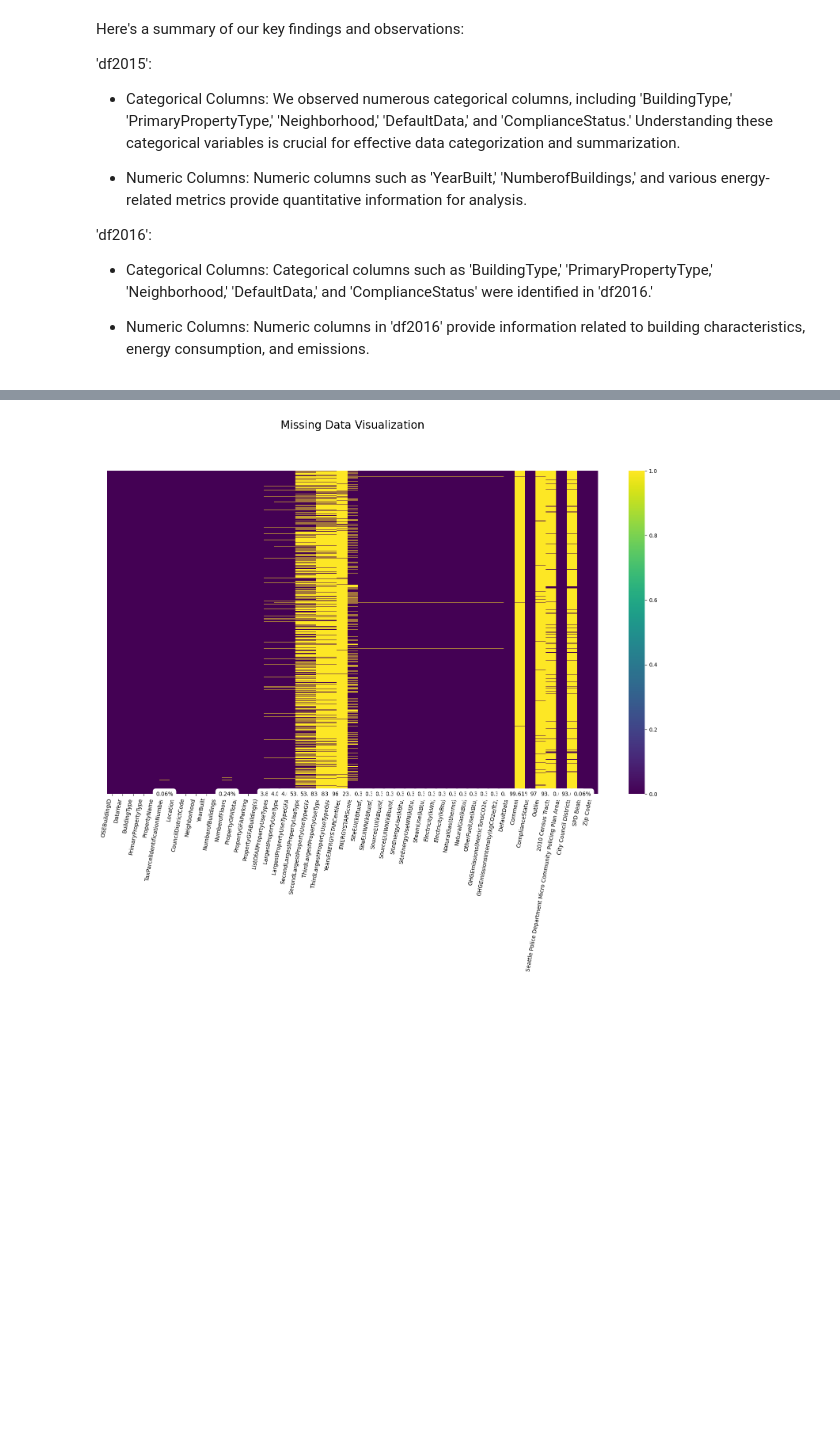
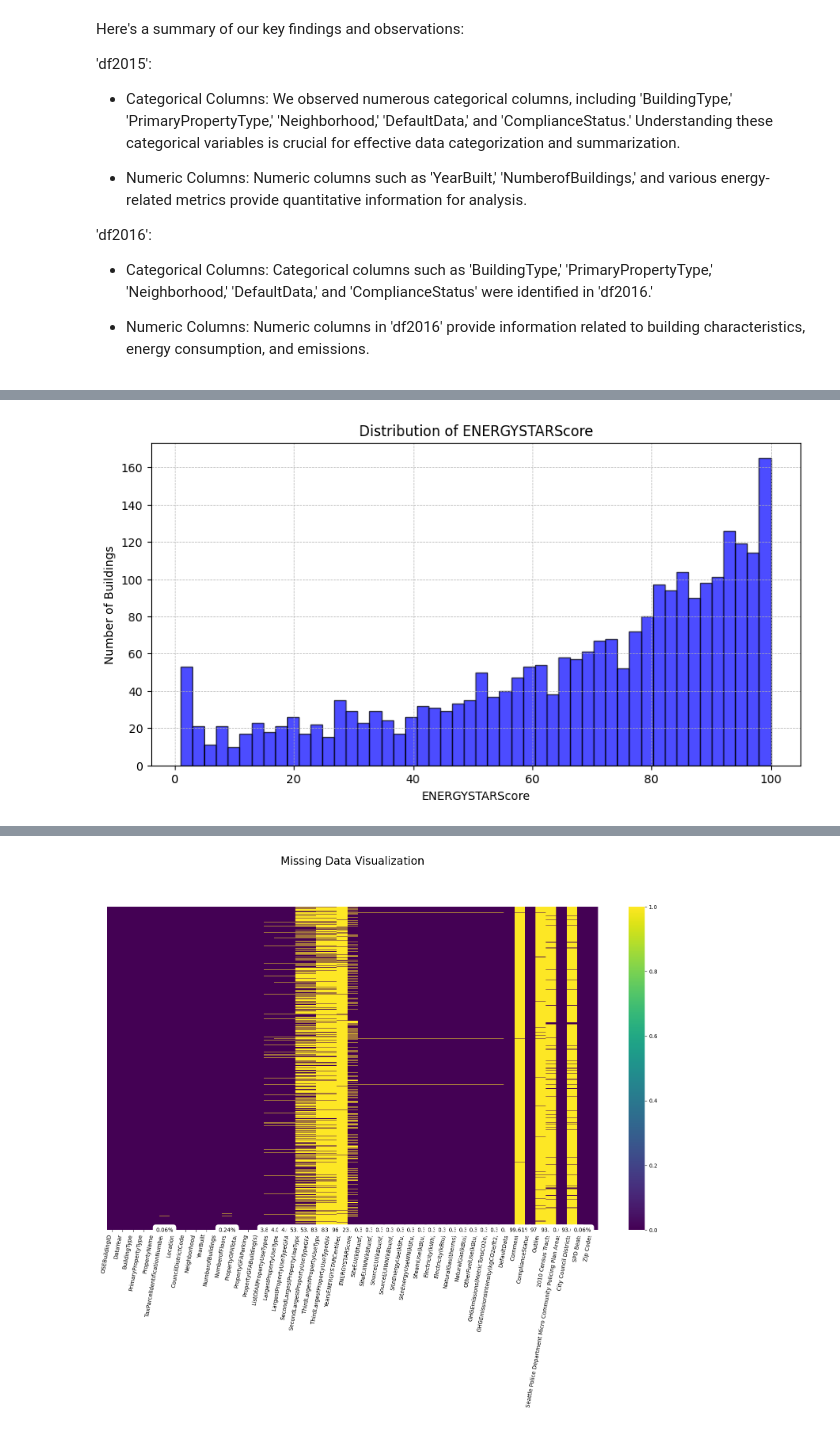
Before and after one commit to MahmoudMans/Team3_power_consumption, a Jupyter notebook: Team3_power_consumption.ipynb, the cells around one changed output, grey strips where cells are left out. Saved outputs shown, nothing was run; the diff lists cells and outputs as text; code cells hidden in the pictures; blank space fills up the shorter version.

```diff
--- a/Team3_power_consumption.ipynb
+++ b/Team3_power_consumption.ipynb
@@ -281,0 +285,10 @@ Here's a summary of our key findings and observations:
+# %%
+plt.figure(figsize=(10, 5))
+plt.hist(df2015['ENERGYSTARScore'].dropna(), bins=50, edgecolor='black', color='blue', alpha=0.7)
+plt.title('Distribution of ENERGYSTARScore')
+plt.xlabel('ENERGYSTARScore')
+plt.ylabel('Number of Buildings')
+plt.grid(True, which='both', linestyle='--', linewidth=0.5)
+plt.show()
+# %% [output]
+[figure, added]
```
Also changed, not shown: parts of 22 cells of this notebook.
